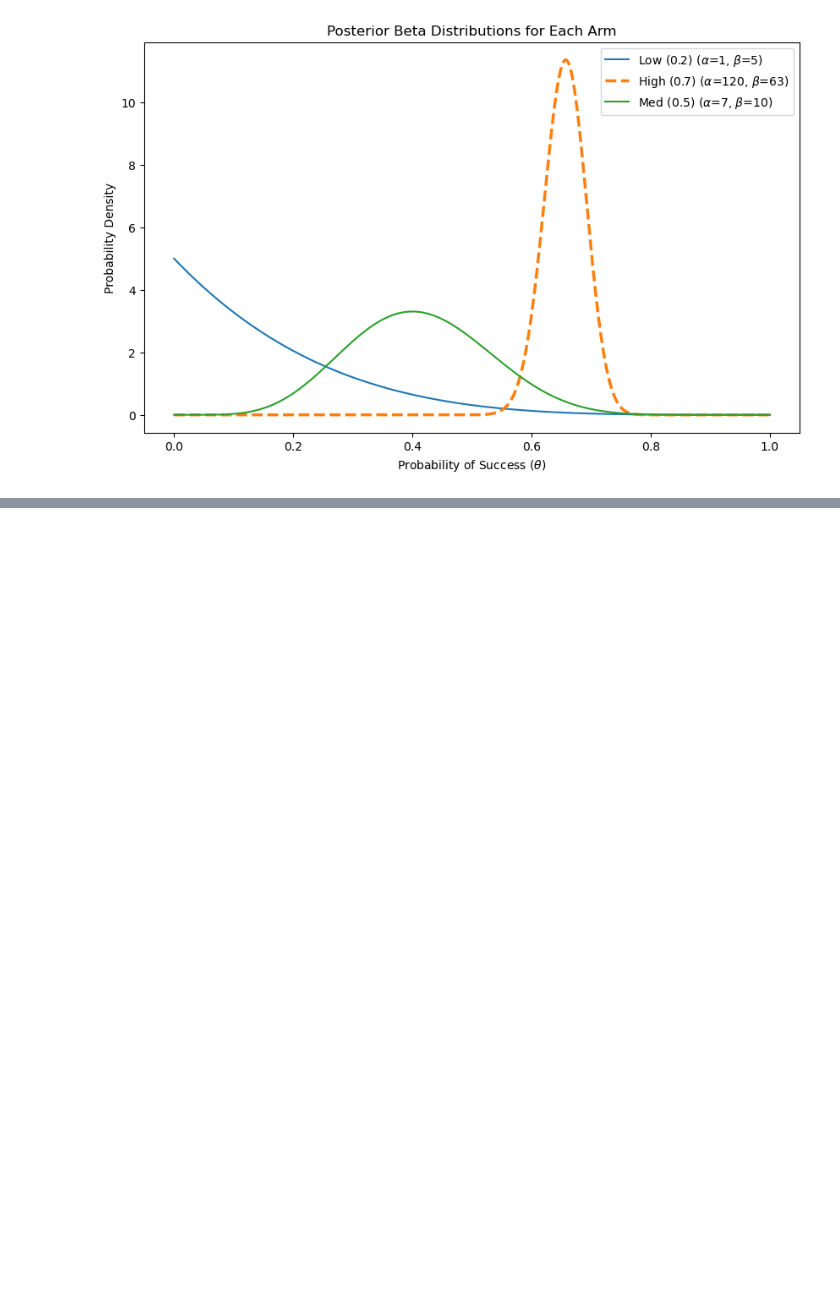
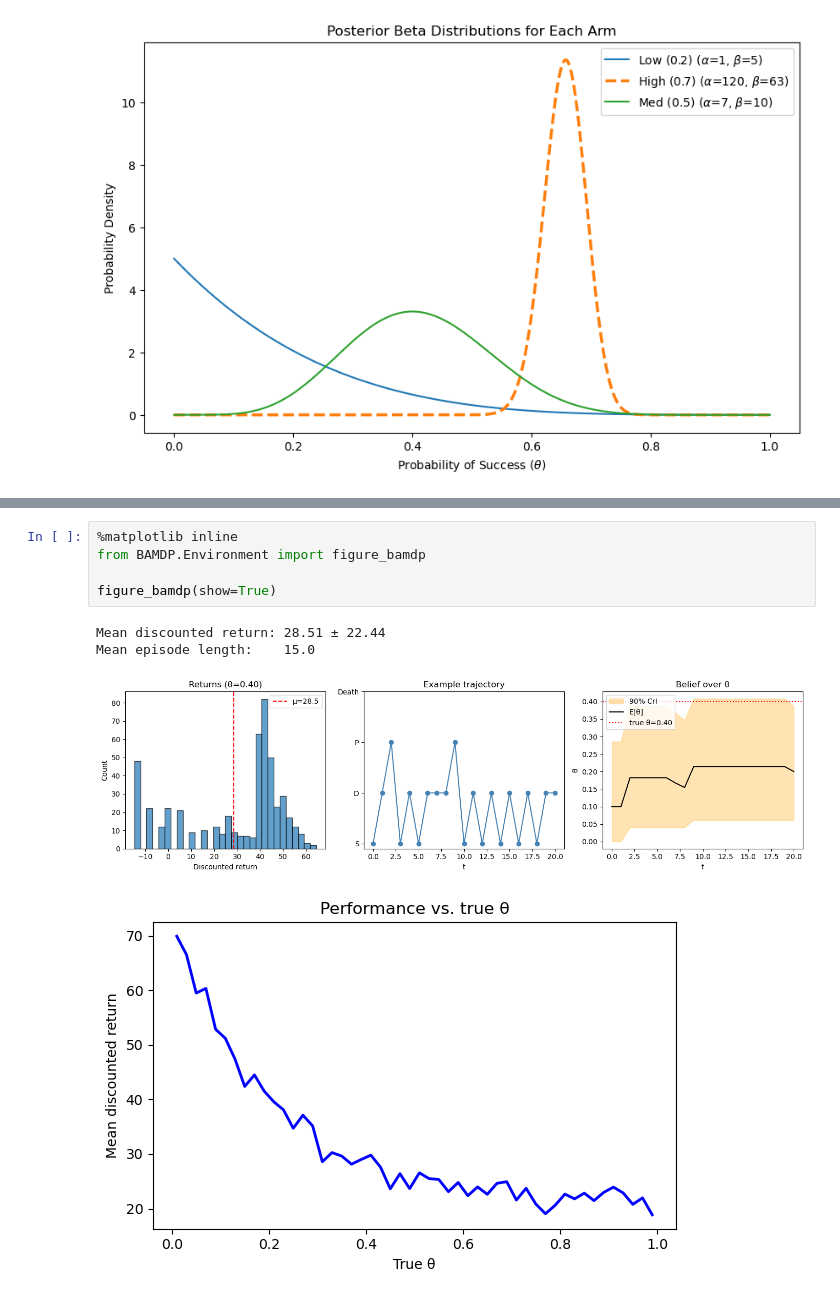
Before and after one commit to ayashabbar/mdp-playground, a Jupyter notebook: MDP_Playground.ipynb, the cells around one changed output, grey strips where cells are left out. Drawn from its saved outputs; the diff is of its cells as text; blank space fills up the shorter version.

```diff
--- a/MDP_Playground.ipynb
+++ b/MDP_Playground.ipynb
@@ -395,0 +682,10 @@ figure_TS(show=True)
+# %%
+%matplotlib inline
+from BAMDP.Environment import figure_bamdp
+
+figure_bamdp(show=True)
+# %% [output]
+Mean discounted return: 28.51 ± 22.44
+Mean episode length:    15.0
+[figure, added]
+[figure, added]
```
Also changed, not shown: parts of 14 cells of this notebook, 5 other files.
